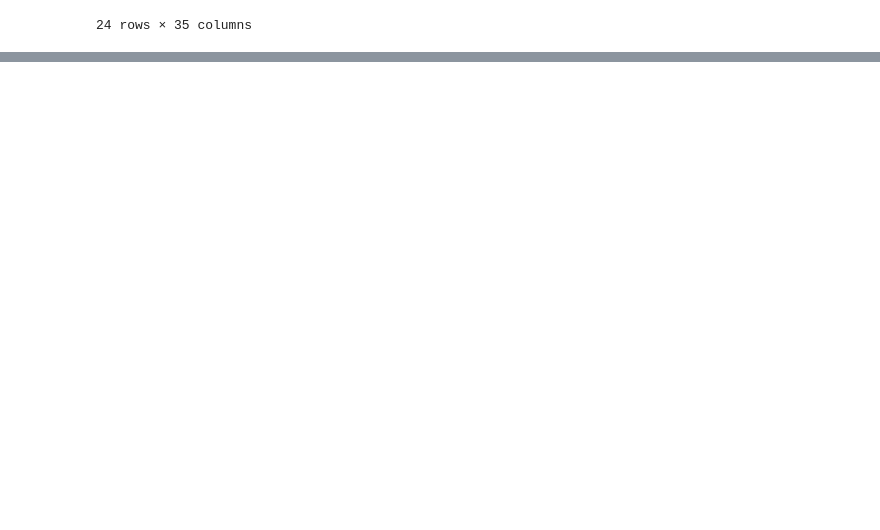
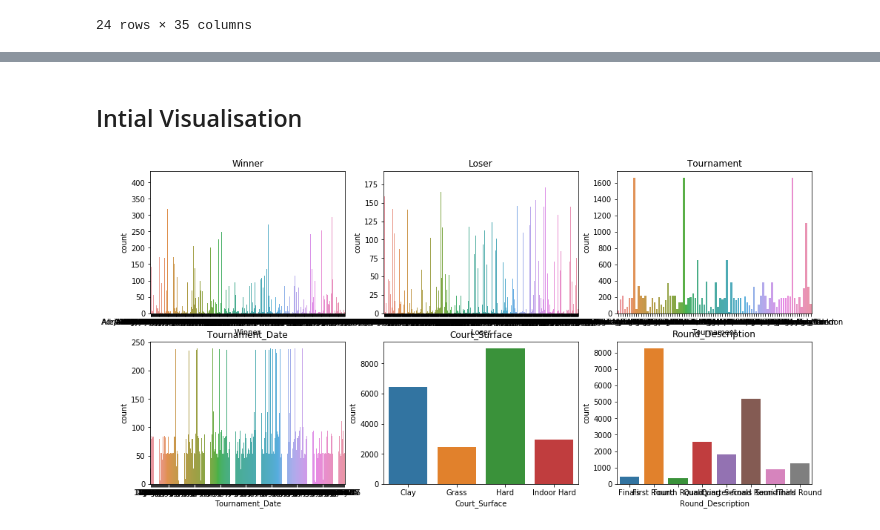
Before and after one commit to Jfbarr/aus_open_datathon_2019, a Jupyter notebook: Workbook.ipynb, the cells around one changed output, grey strips where cells are left out. Cells and saved outputs as stored; diff of their text form; code cells hidden in the pictures; blank space fills up the shorter version.

Commit message:
Added pipelines for male data to be checked for missing values and re-assigned to appropriate datatypes, built an example pipeline for barcharts of catagorical variables

```diff
--- a/Workbook.ipynb
+++ b/Workbook.ipynb
@@ -107,0 +112,22 @@ maleData
+# %%
+# Convert missing entries to zero
+for column in list(maleDF.columns.values):
+    if maleDF[column].dtype.name == 'object':
+        maleDF[column] = maleDF[column].replace({".":0})
+# %%
+# Check the datatypes of variables loaded
+# List of Catagorical data
+catagories = {'Winner', 'Loser', 'Tournament', 'Tournament_Date',
+              'Court_Surface', 'Round_Description'}
+# Boolean
+boolean = {'Retirement_Ind'}
+
+for variable in list(maleDF.columns.values):
+    if variable in catagories:
+        maleDF[variable] = maleDF[variable].astype('category')
+    elif variable in boolean:
+        maleDF[variable] = maleDF[variable].astype('bool')
+    else:
+        maleDF[variable] = maleDF[variable].astype('int64')
+
+print(maleDF.dtypes)
@@ -107,0 +152,11 @@ maleData
+# %%
+# Check catagorical variables for unique values
+# Print headers for columns
+print('{:-^43}'.format('-'))
+print('{:<28s}{:^15s}'.format('Variable', 'Unique Values'))
+print('{:-^43}'.format('-'))
+
+# Display the variable and number of unique values
+for variable in list(maleDF.columns.values):
+    if (maleDF[variable].dtype.name == 'category'):
+        print('{:<28s}{:>12d}'.format(variable + ":", maleDF[variable].unique().size))
@@ -107,0 +173,15 @@ maleData
+# %% [markdown]
+## Intial Visualisation
+# %%
+# Frequency of observations for different catagorical variables
+# Long run time!
+f = plt.figure(figsize=(16, 12))
+
+for counter, variable in enumerate(list(maleDF.columns.values)):
+    if maleDF[variable].dtype.name == 'category':
+        f.add_subplot(3, 3, counter+1)
+        plt.title(variable)
+        sns.countplot(maleDF[variable])
+plt.savefig(src+'\\img\\AllCatagoricalBarCharts')
+# %% [output]
+[figure, added]
```
Also changed, not shown: parts of 5 cells of this notebook, 1 other file.
